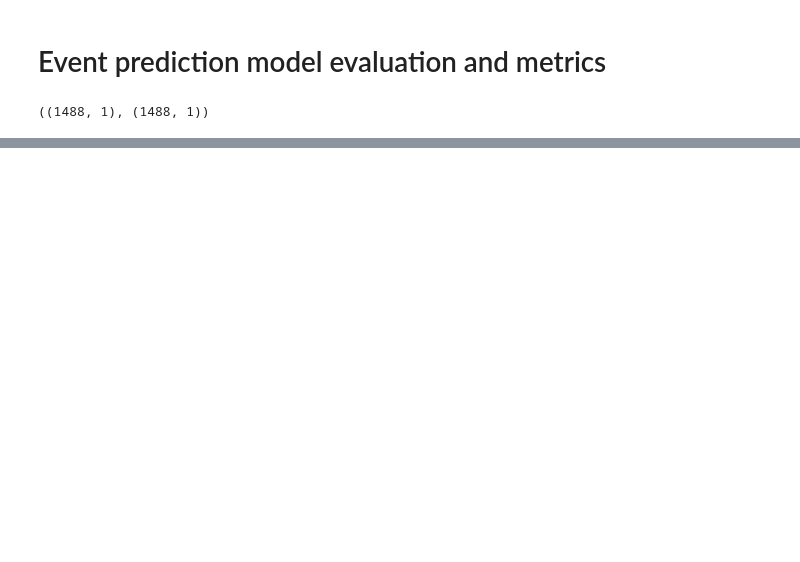
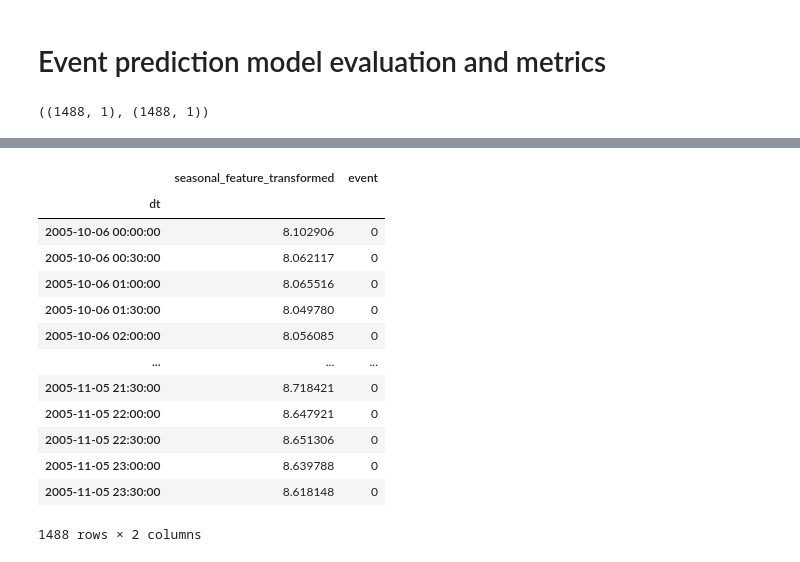
Before and after one commit to daniildiveev/ml-course-shad, a Jupyter notebook: 7th_homework/timeseries-homework.ipynb, the cells around one changed output, grey strips where cells are left out. Drawn from its saved outputs; the diff is of its cells as text; code cells hidden in the pictures; blank space fills up the shorter version.

```diff
--- a/7th_homework/timeseries-homework.ipynb
+++ b/7th_homework/timeseries-homework.ipynb
@@ -222,0 +206,17 @@ Name: event, dtype: int64
+# %%
+test_dataset
+# %% [output]
+|  | seasonal_feature_transformed | event |
+| dt |  |  |
+| 2005-10-06 00:00:00 | 8.102906 | 0 |
+| 2005-10-06 00:30:00 | 8.062117 | 0 |
+| 2005-10-06 01:00:00 | 8.065516 | 0 |
+| 2005-10-06 01:30:00 | 8.049780 | 0 |
+| 2005-10-06 02:00:00 | 8.056085 | 0 |
+| ... | ... | ... |
+| 2005-11-05 21:30:00 | 8.718421 | 0 |
+| 2005-11-05 22:00:00 | 8.647921 | 0 |
+| 2005-11-05 22:30:00 | 8.651306 | 0 |
+| 2005-11-05 23:00:00 | 8.639788 | 0 |
+| 2005-11-05 23:30:00 | 8.618148 | 0 |
+1488 rows × 2 columns
```
Also changed, not shown: parts of 15 cells of this notebook.
